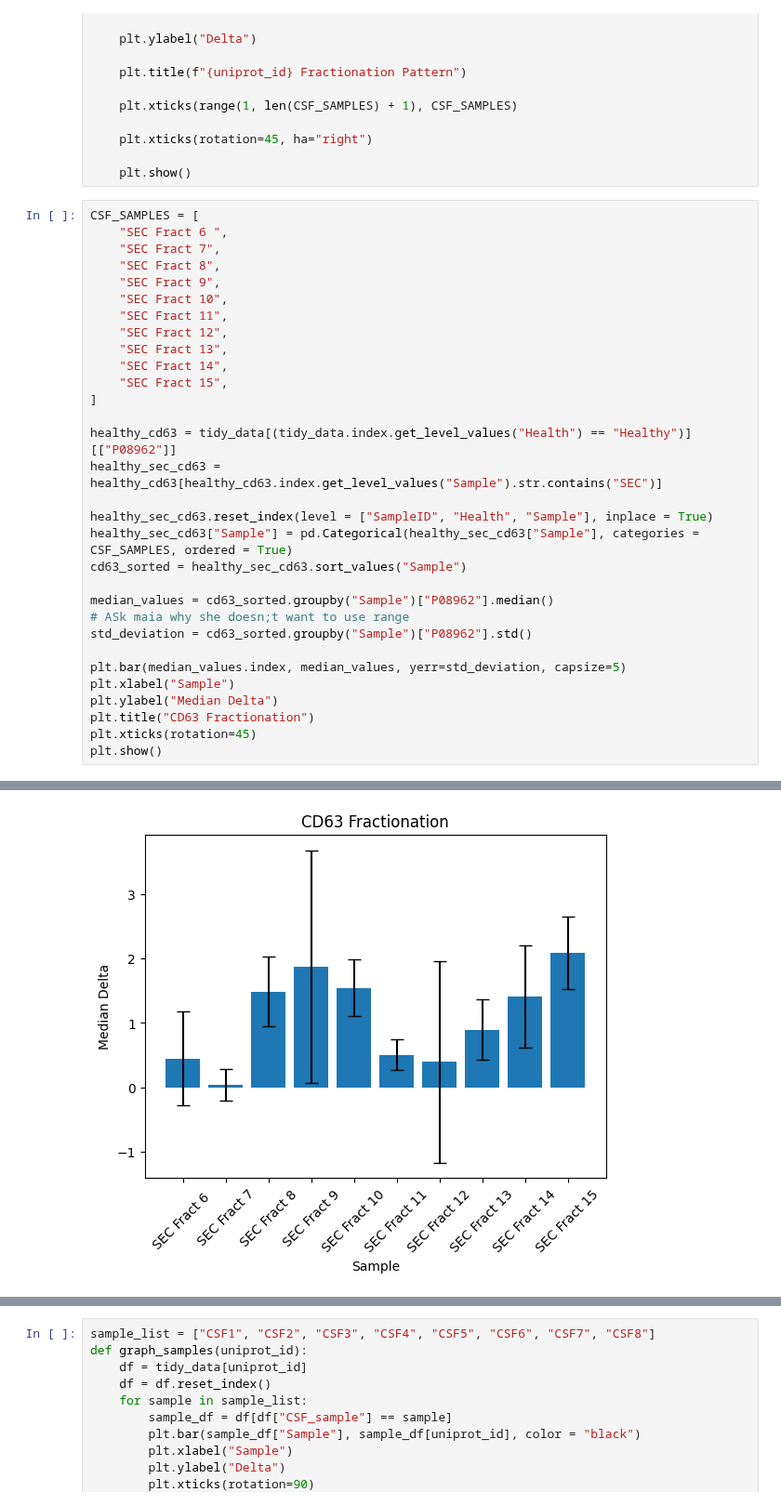
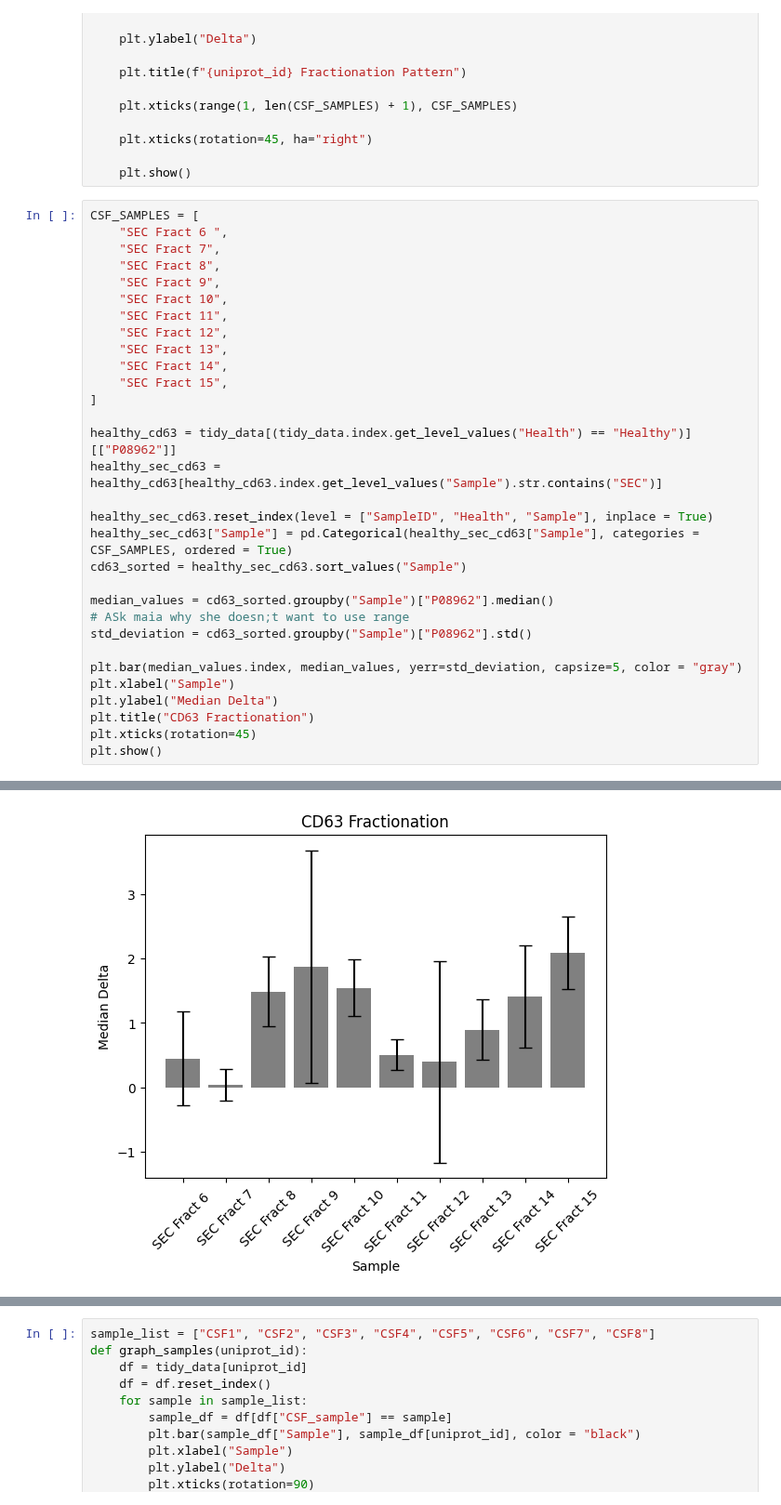
Before and after one commit to Walt-Lab/bdev_mass_spec, a Jupyter notebook: olink_analysis_final.ipynb, the cells around one changed output, grey strips where cells are left out. Shown at 93% size. Drawn from its saved outputs; the diff is of its cells as text.

```diff
--- a/olink_analysis_final.ipynb
+++ b/olink_analysis_final.ipynb
@@ -988,32 +950,32 @@ CSF_SAMPLES = [
     "SEC Fract 10",
     "SEC Fract 11",
     "SEC Fract 12",
     "SEC Fract 13",
     "SEC Fract 14",
     "SEC Fract 15",
 ]
 
 healthy_cd63 = tidy_data[(tidy_data.index.get_level_values("Health") == "Healthy")][["P08962"]]
 healthy_sec_cd63 = healthy_cd63[healthy_cd63.index.get_level_values("Sample").str.contains("SEC")]
 
 healthy_sec_cd63.reset_index(level = ["SampleID", "Health", "Sample"], inplace = True)
 healthy_sec_cd63["Sample"] = pd.Categorical(healthy_sec_cd63["Sample"], categories = CSF_SAMPLES, ordered = True)
 cd63_sorted = healthy_sec_cd63.sort_values("Sample")
 
 median_values = cd63_sorted.groupby("Sample")["P08962"].median()
 # ASk maia why she doesn;t want to use range
 std_deviation = cd63_sorted.groupby("Sample")["P08962"].std()
 
-plt.bar(median_values.index, median_values, yerr=std_deviation, capsize=5)
+plt.bar(median_values.index, median_values, yerr=std_deviation, capsize=5, color = "gray")
 plt.xlabel("Sample")
 plt.ylabel("Median Delta")
 plt.title("CD63 Fractionation")
 plt.xticks(rotation=45)
 plt.show()
 # %% [output]
 A value is trying to be set on a copy of a slice from a DataFrame.
 Try using .loc[row_indexer,col_indexer] = value instead
 
 See the caveats in the documentation: https://pandas.pydata.org/pandas-docs/stable/user_guide/indexing.html#returning-a-view-versus-a-copy
   healthy_sec_cd63["Sample"] = pd.Categorical(healthy_sec_cd63["Sample"], categories = CSF_SAMPLES, ordered = True)
-[figure, old version]
+[figure, new version]
```
Also changed, not shown: parts of 9 cells of this notebook.
